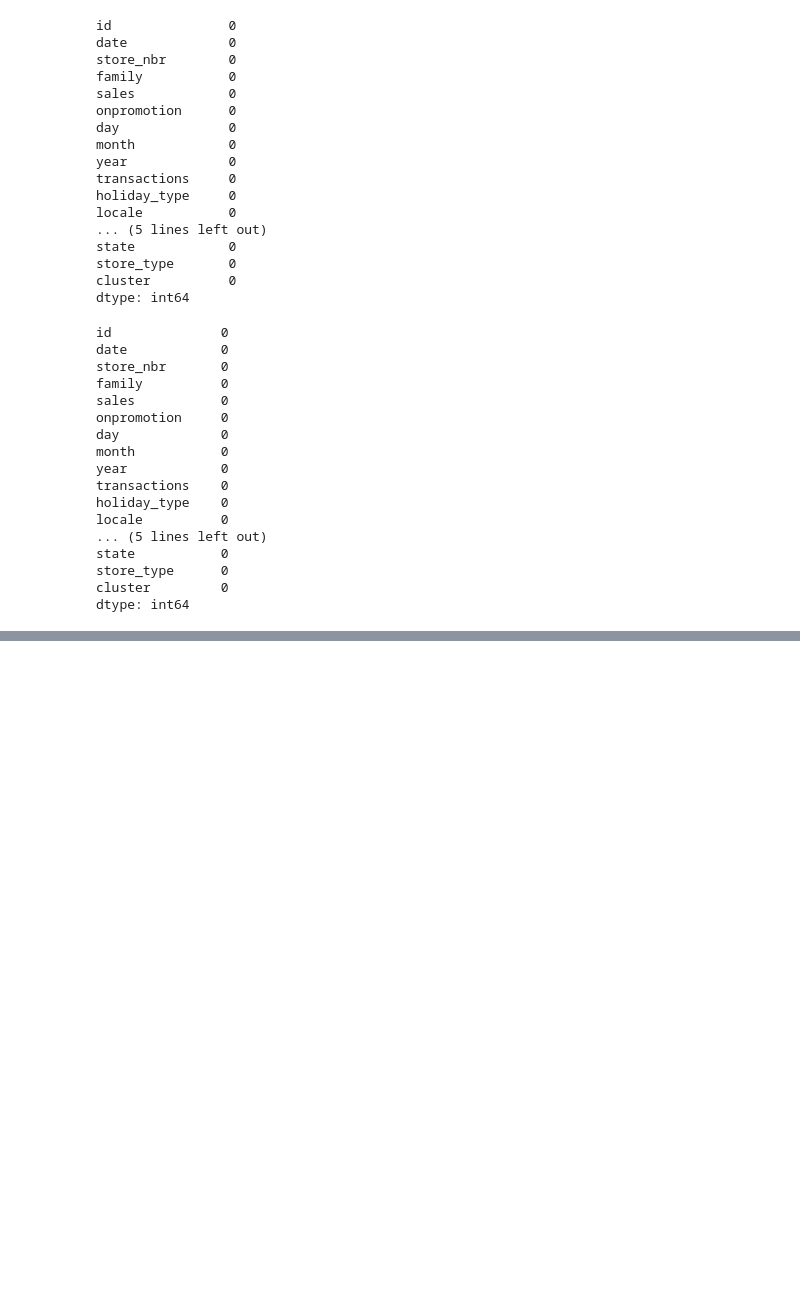
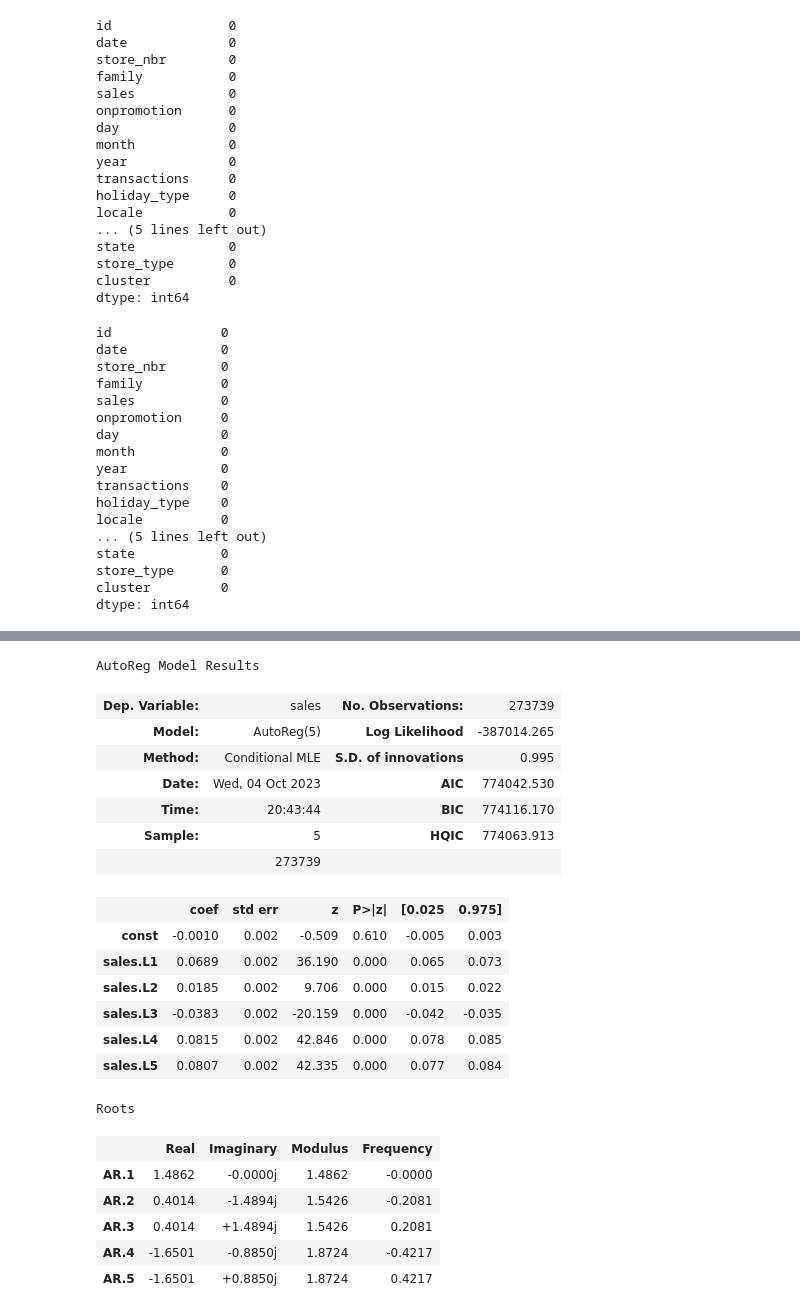
Before and after one commit to Ephicho/Regression, a Jupyter notebook: Regression.ipynb, the cells around one changed output, grey strips where cells are left out. Cells and saved outputs as stored; diff of their text form; code cells hidden in the pictures; blank space fills up the shorter version.

```diff
--- a/Regression.ipynb
+++ b/Regression.ipynb
@@ -599,0 +815,26 @@ dtype: int64
+# %%
+model = AutoReg(y_train, lags = 5).fit()
+model.summary()
+# %% [output]
+AutoReg Model Results
+| Dep. Variable: | sales | No. Observations: | 273739 |
+| Model: | AutoReg(5) | Log Likelihood | -387014.265 |
+| Method: | Conditional MLE | S.D. of innovations | 0.995 |
+| Date: | Wed, 04 Oct 2023 | AIC | 774042.530 |
+| Time: | 20:43:44 | BIC | 774116.170 |
+| Sample: | 5 | HQIC | 774063.913 |
+|  | 273739 |  |  |
+|  | coef | std err | z | P>|z| | [0.025 | 0.975] |
+| const | -0.0010 | 0.002 | -0.509 | 0.610 | -0.005 | 0.003 |
+| sales.L1 | 0.0689 | 0.002 | 36.190 | 0.000 | 0.065 | 0.073 |
+| sales.L2 | 0.0185 | 0.002 | 9.706 | 0.000 | 0.015 | 0.022 |
+| sales.L3 | -0.0383 | 0.002 | -20.159 | 0.000 | -0.042 | -0.035 |
+| sales.L4 | 0.0815 | 0.002 | 42.846 | 0.000 | 0.078 | 0.085 |
+| sales.L5 | 0.0807 | 0.002 | 42.335 | 0.000 | 0.077 | 0.084 |
+Roots
+|  | Real | Imaginary | Modulus | Frequency |
+| AR.1 | 1.4862 | -0.0000j | 1.4862 | -0.0000 |
+| AR.2 | 0.4014 | -1.4894j | 1.5426 | -0.2081 |
+| AR.3 | 0.4014 | +1.4894j | 1.5426 | 0.2081 |
+| AR.4 | -1.6501 | -0.8850j | 1.8724 | -0.4217 |
+| AR.5 | -1.6501 | +0.8850j | 1.8724 | 0.4217 |
```
Also changed, not shown: parts of 25 cells of this notebook.
